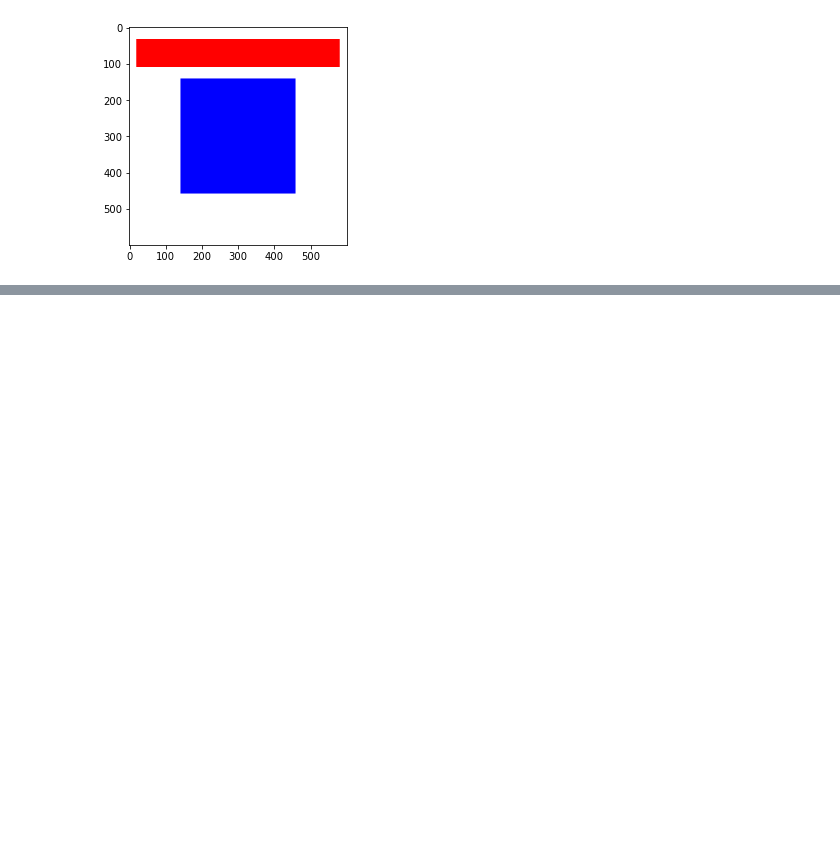
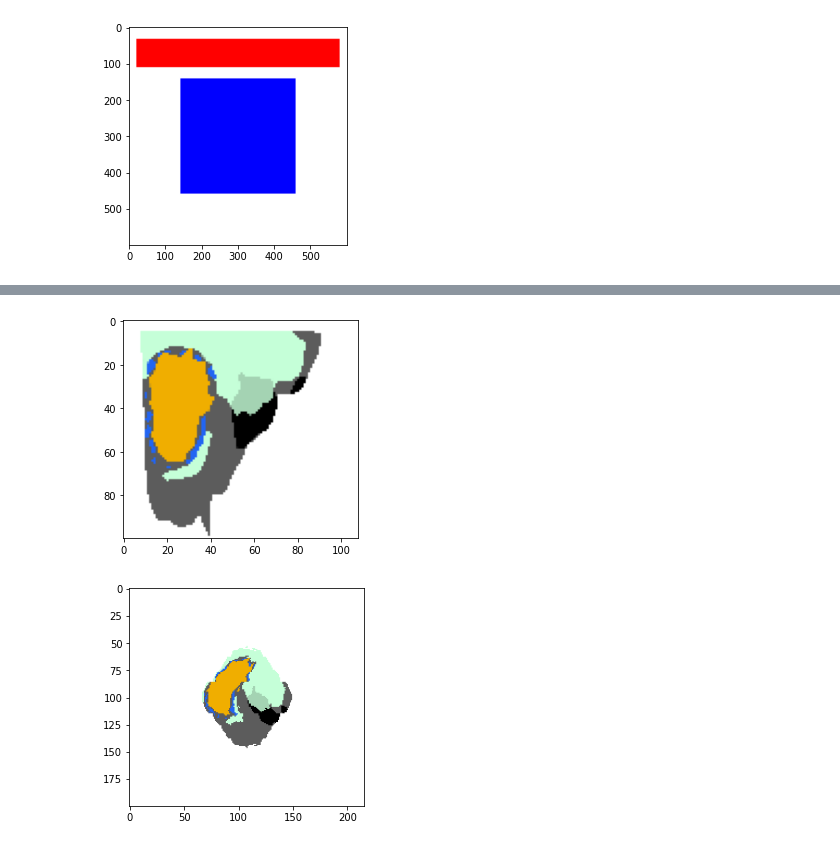
Before and after one commit to mls453/symmetry_optimizer, a Jupyter notebook: example_symmetric_shift.ipynb, the cells around one changed output, grey strips where cells are left out. Drawn from its saved outputs; the diff is of its cells as text; code cells hidden in the pictures; blank space fills up the shorter version.

Commit message:
Added MLS_example_Nov2021
Added a notebook showing how the images are processed (currently).

```diff
--- a/example_symmetric_shift.ipynb
+++ b/example_symmetric_shift.ipynb
@@ -20,0 +21,13 @@ plt.imshow(img_h)
+# %%
+img = cv2.imread("/Users/michaelsmith/Box/2D_symmetry_2021/Annotated/running_optimizer/shrink/East_day105_16Apr2013_N.png")
+# %%
+plt.imshow(img)
+plt.show()
+
+# make it symmetrical on top/down axis:
+img_sym1 = (symmetric_shift(img))
+plt.imshow(img_sym1)
+plt.show()
+# %% [output]
+[figure, added]
+[figure, added]
```
Also changed, not shown: parts of 8 cells of this notebook, 24 other files.
